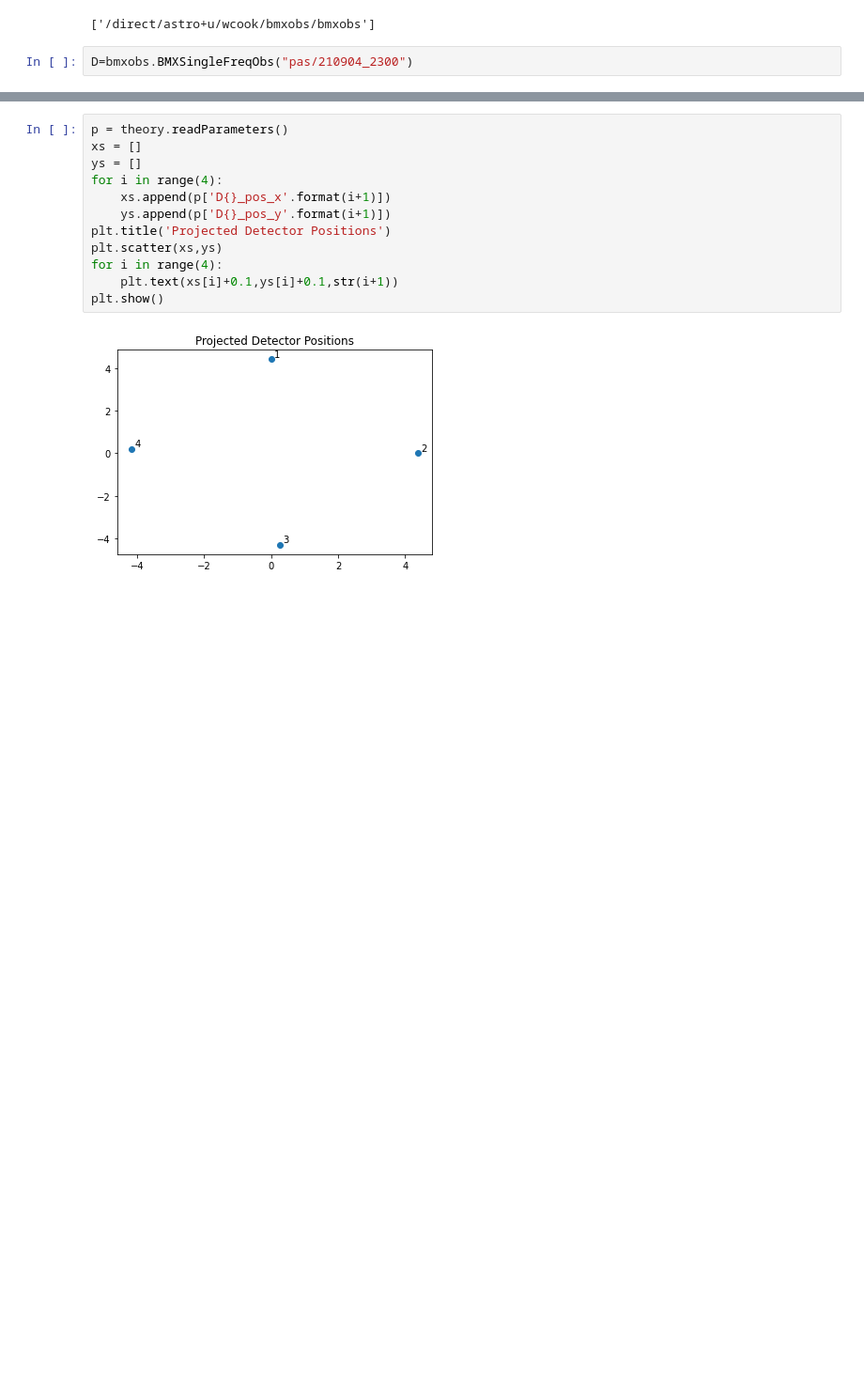
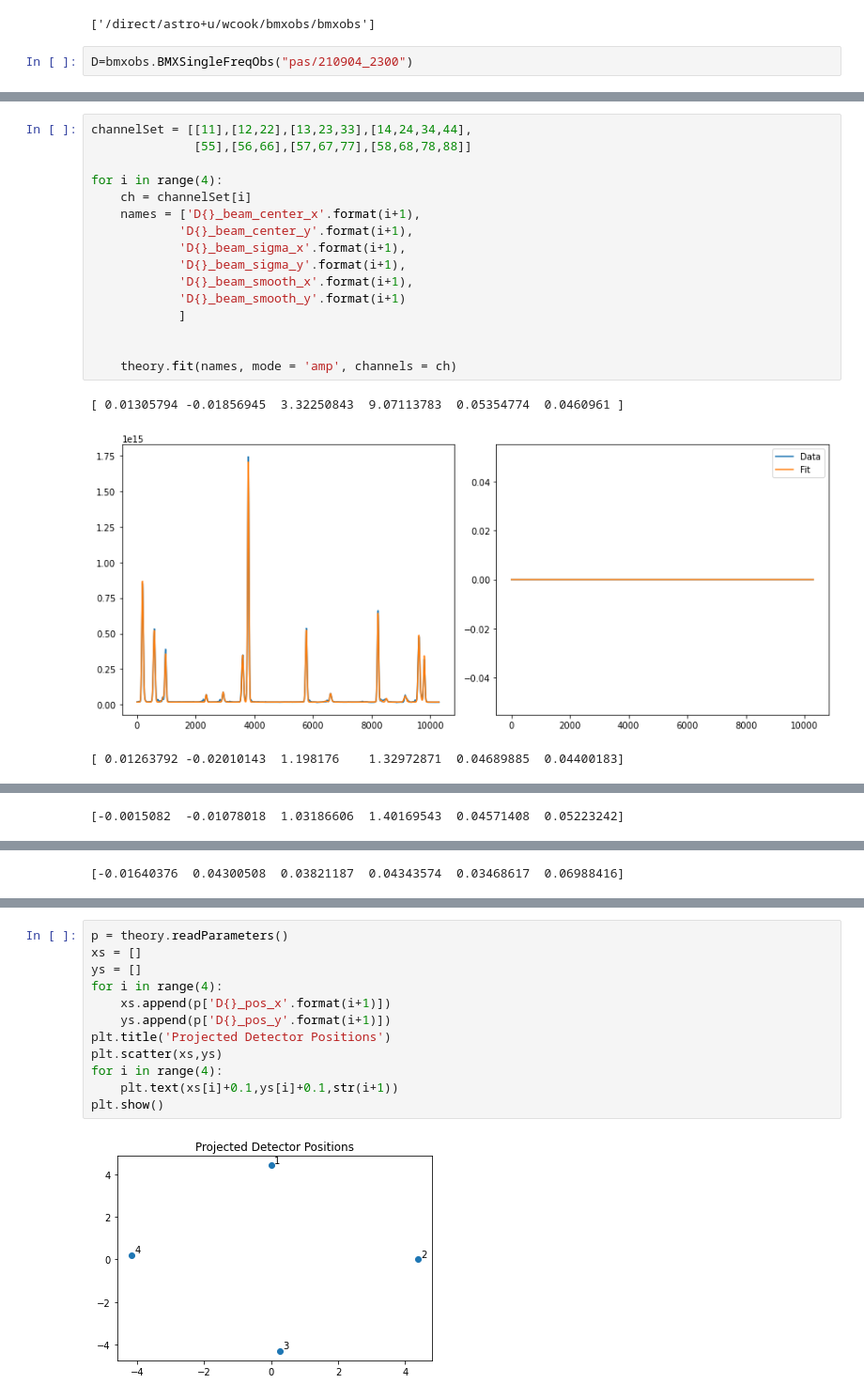
Before and after one commit to bmxdemo/bmxobs, a Jupyter notebook: towards1.ipynb, the cells around one changed output, grey strips where cells are left out. Shown at 94% size. Drawn from its saved outputs; the diff is of its cells as text; blank space fills up the shorter version.

```diff
--- a/towards1.ipynb
+++ b/towards1.ipynb
@@ -220,0 +151,20 @@ theory.showFit(cut=[9500,10000], channels = [11,12,13,14,22,23,24,33,34,44], mod
+# %%
+channelSet = [[11],[12,22],[13,23,33],[14,24,34,44],
+              [55],[56,66],[57,67,77],[58,68,78,88]]
+
+for i in range(4):
+    ch = channelSet[i]
+    names = ['D{}_beam_center_x'.format(i+1),
+            'D{}_beam_center_y'.format(i+1),
+            'D{}_beam_sigma_x'.format(i+1),
+            'D{}_beam_sigma_y'.format(i+1),
+            'D{}_beam_smooth_x'.format(i+1),
+            'D{}_beam_smooth_y'.format(i+1)
+            ]
+
+
+    theory.fit(names, mode = 'amp', channels = ch)
+# %% [output]
+[ 0.01305794 -0.01856945  3.32250843  9.07113783  0.05354774  0.0460961 ]
+[figure, added]
+[ 0.01263792 -0.02010143  1.198176    1.32972871  0.04689885  0.04400183]
@@ -220,0 +172 @@ theory.showFit(cut=[9500,10000], channels = [11,12,13,14,22,23,24,33,34,44], mod
+[-0.0015082  -0.01078018  1.03186606  1.40169543  0.04571408  0.05223242]
@@ -220,0 +174 @@ theory.showFit(cut=[9500,10000], channels = [11,12,13,14,22,23,24,33,34,44], mod
+[-0.01640376  0.04300508  0.03821187  0.04343574  0.03468617  0.06988416]
```
Also changed, not shown: parts of 24 cells of this notebook, 2 other files.
